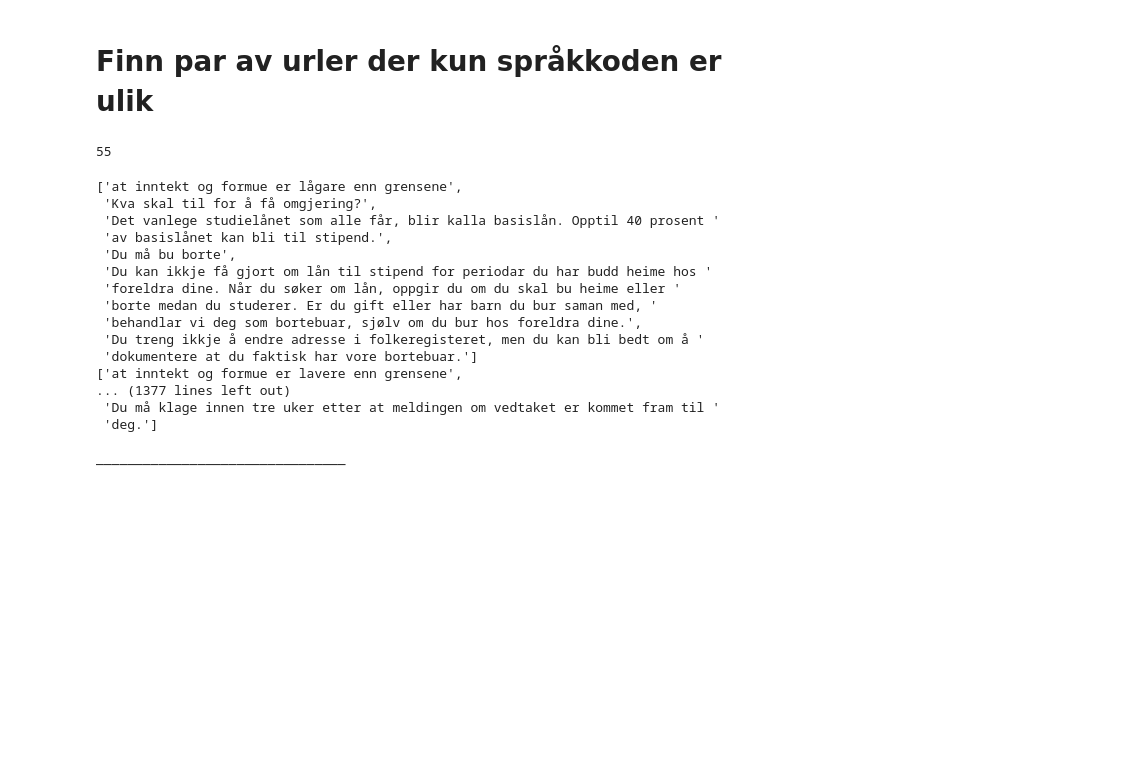
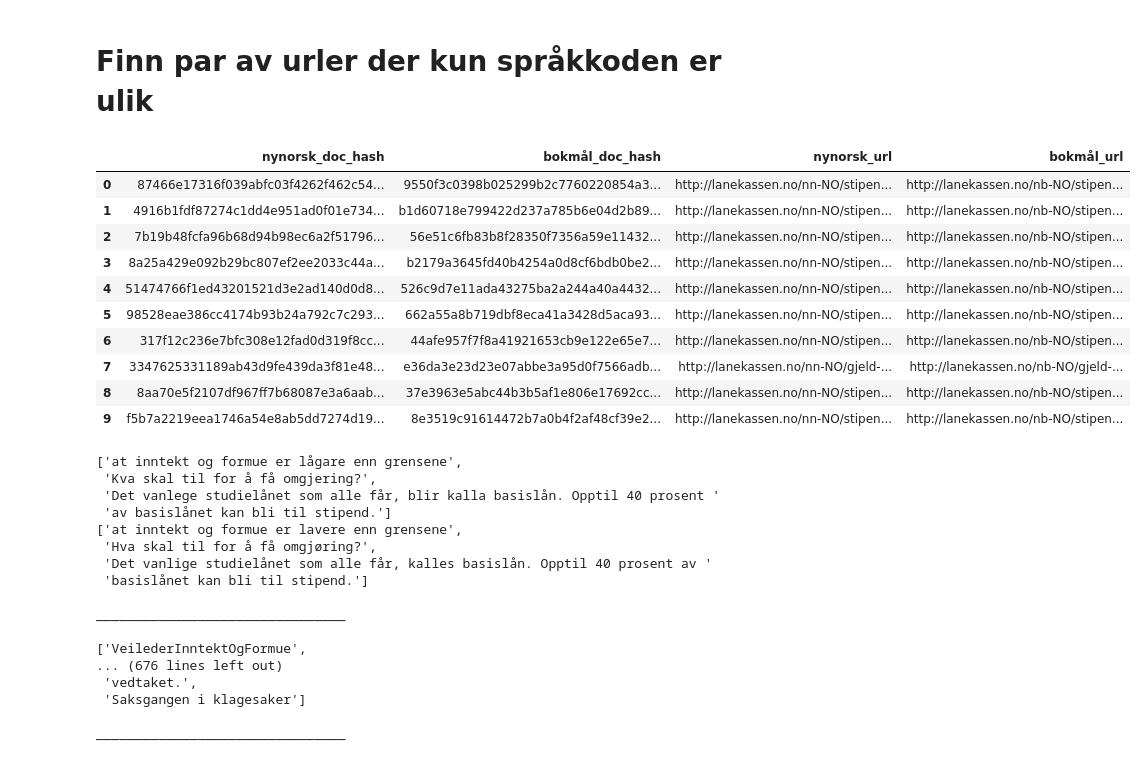
Before and after one commit to Sprakbanken/alignment_eksperimenter, a Jupyter notebook: eksperimenter_2021_data/2_lag_lånekassen_fasit.ipynb, the cells around one changed output. Cells and saved outputs as stored; diff of their text form; code cells hidden in the pictures; blank space fills up the shorter version.

```diff
--- a/eksperimenter_2021_data/2_lag_lånekassen_fasit.ipynb
+++ b/eksperimenter_2021_data/2_lag_lånekassen_fasit.ipynb
@@ -32,6 +32,9 @@ df
 | 75 | 1f14c7bcc564613f79be7a8cae1a946e2... | nob | https://statistikk.lanekassen.no/... | lanekassen.no | 2022-12-19 03:10:44+00:00 | pdf | [, , Tall og fakta om Lånekassens... |
 | 76 | ad84c32284570d5883b5c12276961d0a7... | nob | https://statistikk.lanekassen.no/... | lanekassen.no | 2022-12-19 03:10:46+00:00 | pdf | [Bruk av studiestøtte blant stude... |
 566 rows × 7 columns
+# %%
+df.index = range(len(df))
+df.to_json("lånekassen_data.json", index=False)
 # %%
 nynorske = df[df.lang == "nno"]
 nynorske.index = range(len(nynorske))
@@ -96,42 +99,59 @@ bokmålske[bokmålske.url.apply(lambda x: "nn-NO" in x)]
 # %% [markdown]
 # Finn par av urler der kun språkkoden er ulik
 # %%
+from collections import defaultdict
+
 def lik_utenom_språkkode(nn_url, bm_url):
     biter = nn_url.split("nn-NO")
     biter2 = bm_url.split("nb-NO")
     return biter == biter2
 
-par = []
+par = defaultdict(list)
 
 for e in nynorske_url.itertuples():
     for e2 in bokmålske_url.itertuples():
         if lik_utenom_språkkode(e.url, e2.url):
-            par.append((e.doc_hash, e2.doc_hash))
+            par["nynorsk_doc_hash"].append(e.doc_hash)
+            par["bokmål_doc_hash"].append(e2.doc_hash)
+            par["nynorsk_url"].append(e.url)
+            par["bokmål_url"].append(e2.url)
-# %%
-len(par)
-# %% [output]
-55
+# %%
+par_df = pd.DataFrame(par)
+par_df[:10]
+# %% [output]
+|  | nynorsk_doc_hash | bokmål_doc_hash | nynorsk_url | bokmål_url |
+| 0 | 87466e17316f039abfc03f4262f462c54... | 9550f3c0398b025299b2c7760220854a3... | http://lanekassen.no/nn-NO/stipen... | http://lanekassen.no/nb-NO/stipen... |
+| 1 | 4916b1fdf87274c1dd4e951ad0f01e734... | b1d60718e799422d237a785b6e04d2b89... | http://lanekassen.no/nn-NO/stipen... | http://lanekassen.no/nb-NO/stipen... |
+| 2 | 7b19b48fcfa96b68d94b98ec6a2f51796... | 56e51c6fb83b8f28350f7356a59e11432... | http://lanekassen.no/nn-NO/stipen... | http://lanekassen.no/nb-NO/stipen... |
+| 3 | 8a25a429e092b29bc807ef2ee2033c44a... | b2179a3645fd40b4254a0d8cf6bdb0be2... | http://lanekassen.no/nn-NO/stipen... | http://lanekassen.no/nb-NO/stipen... |
+| 4 | 51474766f1ed43201521d3e2ad140d0d8... | 526c9d7e11ada43275ba2a244a40a4432... | http://lanekassen.no/nn-NO/stipen... | http://lanekassen.no/nb-NO/stipen... |
+| 5 | 98528eae386cc4174b93b24a792c7c293... | 662a55a8b719dbf8eca41a3428d5aca93... | http://lanekassen.no/nn-NO/stipen... | http://lanekassen.no/nb-NO/stipen... |
+| 6 | 317f12c236e7bfc308e12fad0d319f8cc... | 44afe957f7f8a41921653cb9e122e65e7... | http://lanekassen.no/nn-NO/stipen... | http://lanekassen.no/nb-NO/stipen... |
+| 7 | 3347625331189ab43d9fe439da3f81e48... | e36da3e23d23e07abbe3a95d0f7566adb... | http://lanekassen.no/nn-NO/gjeld-... | http://lanekassen.no/nb-NO/gjeld-... |
+| 8 | 8aa70e5f2107df967ff7b68087e3a6aab... | 37e3963e5abc44b3b5af1e806e17692cc... | http://lanekassen.no/nn-NO/stipen... | http://lanekassen.no/nb-NO/stipen... |
+| 9 | f5b7a2219eea1746a54e8ab5dd7274d19... | 8e3519c91614472b7a0b4f2af48cf39e2... | http://lanekassen.no/nn-NO/stipen... | http://lanekassen.no/nb-NO/stipen... |
 # %%
 import pprint
-for nn_doc_hash, bm_doc_hash in par:
-    pprint.pprint(list(nynorske[nynorske.doc_hash==nn_doc_hash].fulltext)[0][:6])
-    pprint.pprint(list(bokmålske[bokmålske.doc_hash==bm_doc_hash].fulltext)[0][:6])
+
+for e in par_df.itertuples():
+    pprint.pprint(list(nynorske[nynorske.doc_hash==e.nynorsk_doc_hash].fulltext)[0][:3])
+    pprint.pprint(list(bokmålske[bokmålske.doc_hash==e.bokmål_doc_hash].fulltext)[0][:3])
     print("\n________________________________\n")
 # %% [output]
 ['at inntekt og formue er lågare enn grensene',
  'Kva skal til for å få omgjering?',
  'Det vanlege studielånet som alle får, blir kalla basislån. Opptil 40 prosent '
- 'av basislånet kan bli til stipend.',
- 'Du må bu borte',
- 'Du kan ikkje få gjort om lån til stipend for periodar du har budd heime hos '
- 'foreldra dine. Når du søker om lån, oppgir du om du skal bu heime eller '
- 'borte medan du studerer. Er du gift eller har barn du bur saman med, '
- 'behandlar vi deg som bortebuar, sjølv om du bur hos foreldra dine.',
- 'Du treng ikkje å endre adresse i folkeregisteret, men du kan bli bedt om å '
- 'dokumentere at du faktisk har vore bortebuar.']
+ 'av basislånet kan bli til stipend.']
 ['at inntekt og formue er lavere enn grensene',
-... (1377 lines left out)
- 'Du må klage innen tre uker etter at meldingen om vedtaket er kommet fram til '
- 'deg.']
+ 'Hva skal til for å få omgjøring?',
+ 'Det vanlige studielånet som alle får, kalles basislån. Opptil 40 prosent av '
+ 'basislånet kan bli til stipend.']
 
 ________________________________
+
+['VeilederInntektOgFormue',
+... (676 lines left out)
+ 'vedtaket.',
+ 'Saksgangen i klagesaker']
+
+________________________________
```
Also changed, not shown: parts of 2 cells of this notebook, 5 other files.
